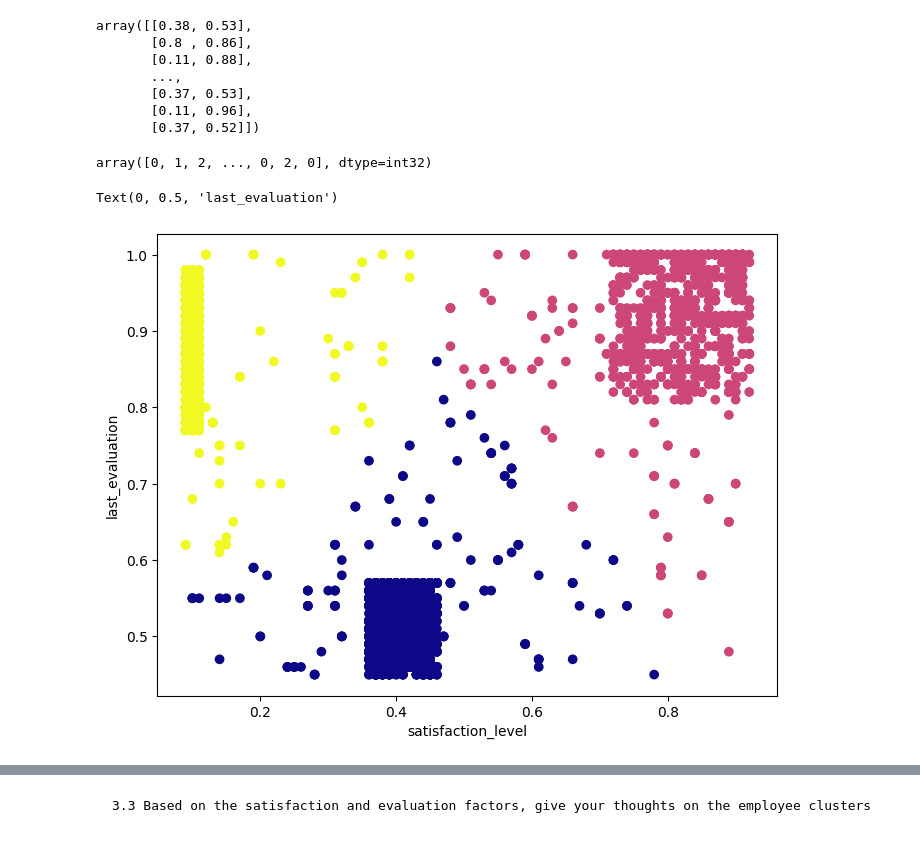
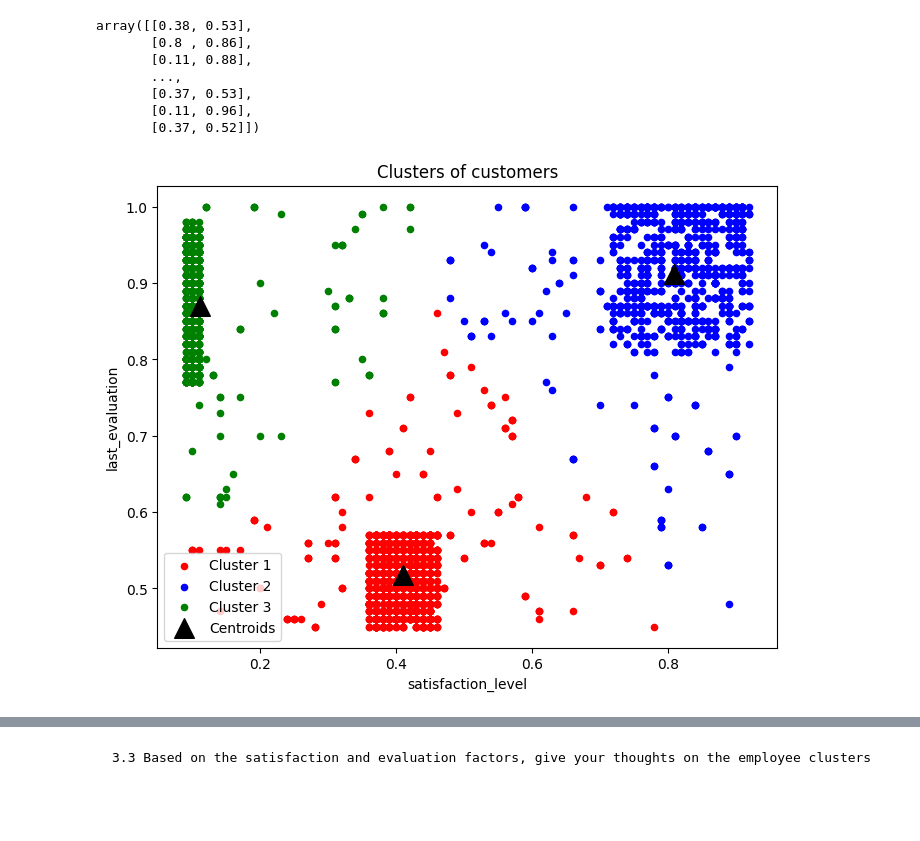
Before and after one commit to mobeloper/machinelearning, a Jupyter notebook: Projects/EmployeeTurnoverPrediction/employeeTurnoverPrediction.ipynb, the cells around one changed output, grey strips where cells are left out. Drawn from its saved outputs; the diff is of its cells as text; code cells hidden in the pictures; blank space fills up the shorter version.

```diff
--- a/Projects/EmployeeTurnoverPrediction/employeeTurnoverPrediction.ipynb
+++ b/Projects/EmployeeTurnoverPrediction/employeeTurnoverPrediction.ipynb
@@ -339,0 +383,12 @@ employees_left
+# %%
+#Create a model (we set to 3 clusters, expecting the model will identify 3 groups)
+# The model will give us 3 groups of employees based on satisfaction_level and last_evaluation
+# to identify why they left
+
+k=3
+
+kmeans_model = KMeans(n_clusters=k, random_state=42)
+# kmeans = KMeans(n_clusters=5, random_state=0)
+# df['cluster'] = kmeans_model.fit_predict(X)
+labels = kmeans_model.fit_predict(employees_left)
+labels
@@ -339,0 +397,3 @@ employees_left
+# %%
+centroids = kmeans_model.cluster_centers_
+centroids
@@ -339,0 +408,3 @@ employees_left
+# %%
+employees_left['cluster'] = pd.DataFrame(kmeans_model.labels_)
+employees_left
@@ -340,7 +425,7 @@ employees_left
 # %%
 # We extract satisfaction_level and last_evaluation
-X = employees_left.iloc[:, [0, 1]].values
-X #get our features
+emp_left = employees_left.iloc[:, [0, 1]].values
+emp_left #get our features
 # %% [output]
 array([[0.38, 0.53],
        [0.8 , 0.86],
@@ -349,36 +434,20 @@ array([[0.38, 0.53],
        [0.37, 0.53],
        [0.11, 0.96],
        [0.37, 0.52]])
-# %%
-
-#Create a model (we set to 3 clusters, expecting the model will identify 3 groups)
-# The model will give us 3 groups of employees based on satisfaction_level and last_evaluation
-# to identify why they left
-
-
-k=3
-
-kmeans = KMeans(n_clusters=k, random_state=42)
-# kmeans = KMeans(n_clusters=5, random_state=0)
-# df['cluster'] = kmeans.fit_predict(X)
-clusters = kmeans.fit_predict(X)
-clusters
-# %% [output]
-array([0, 1, 2, ..., 0, 2, 0], dtype=int32)
-# %%
-
-
-# centroids = kmeans.cluster_centers_
-# centroids
-
-
-
-plt.figure(figsize=(8,6))
-
-plt.scatter(x=X[:,0], y=X[:,1], c=clusters, cmap='plasma')
-
-plt.xlabel('satisfaction_level')
-plt.ylabel('last_evaluation')
-# %% [output]
-Text(0, 0.5, 'last_evaluation')
-[figure, removed]
+# %%
+plt.figure(figsize=(8,6))
+
+
+plt.scatter(emp_left[labels == 0, 0], emp_left[labels == 0, 1], s = 20, c = 'red', label = 'Cluster 1')
+plt.scatter(emp_left[labels == 1, 0], emp_left[labels == 1, 1], s = 20, c = 'blue', label = 'Cluster 2')
+plt.scatter(emp_left[labels == 2, 0], emp_left[labels == 2, 1], s = 20, c = 'green', label = 'Cluster 3')
+
+plt.scatter(centroids[:, 0], centroids[:, 1],  marker='^', s = 200, c = 'black', label = 'Centroids')
+
+plt.title('Clusters of customers')
+plt.xlabel('satisfaction_level')
+plt.ylabel('last_evaluation')
+plt.legend()
+plt.show()
+# %% [output]
+[figure, added]
```
Also changed, not shown: parts of 107 cells of this notebook, 7 other files.
